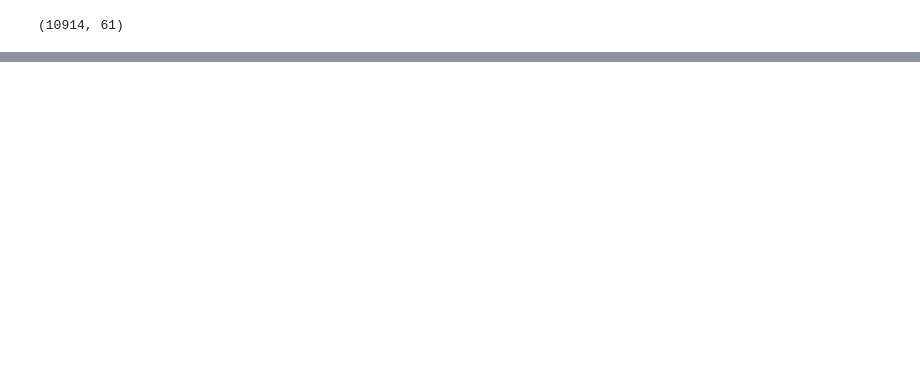
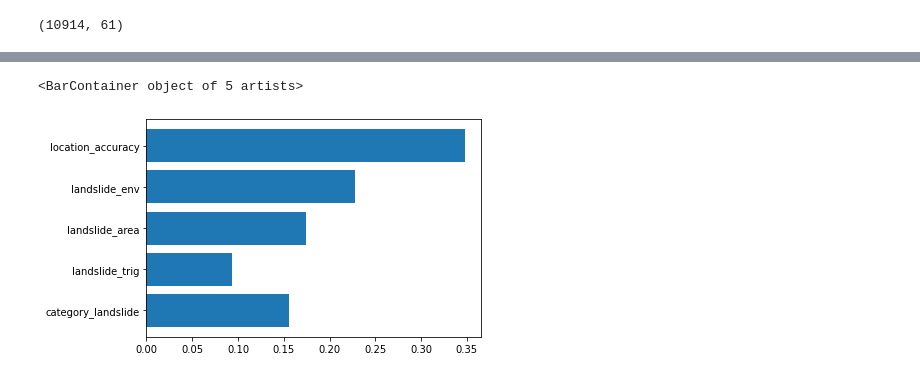
Before and after one commit to shupersap/Global_Landslide, a Jupyter notebook: 2_exploration/EDA.ipynb, the cells around one changed output, grey strips where cells are left out. Drawn from its saved outputs; the diff is of its cells as text; code cells hidden in the pictures; blank space fills up the shorter version.

```diff
--- a/2_exploration/EDA.ipynb
+++ b/2_exploration/EDA.ipynb
@@ -182,0 +221,13 @@ o_h_e.shape
+# %%
+#create hyper paramaters
+param_grid = {
+    "n_estimators": [50, 100, 200],
+    "max_depth": [None, 10, 20],
+    "min_samples_split": [2, 5, 10],
+    "min_samples_leaf": [1, 2, 4]
+}
+hyper_model=RandomForestClassifier(random_state=42)
+# %%
+#run a cross validation model with 10 folds, scoring based on f1
+grid_search = GridSearchCV(estimator=hyper_model, param_grid=param_grid,cv=10, n_jobs=-1, scoring="f1")
+grid_search.fit(x, y)
@@ -182,0 +242,10 @@ o_h_e.shape
+# %%
+best_rf_model = grid_search.best_estimator_
+# %%
+#use the highest performing model for feature importance
+feature_importances = best_rf_model.feature_importances_
+# %%
+plt.barh(features_encoded.columns, feature_importances)
+# %% [output]
+<BarContainer object of 5 artists>
+[figure, added]
```
Also changed, not shown: parts of 19 cells of this notebook, 2 other files.
